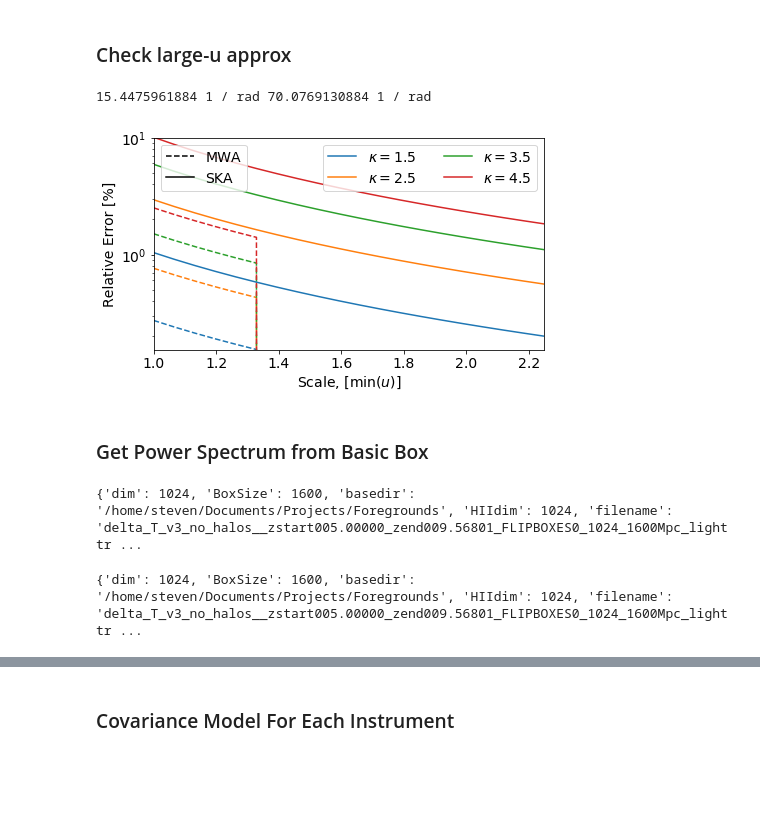
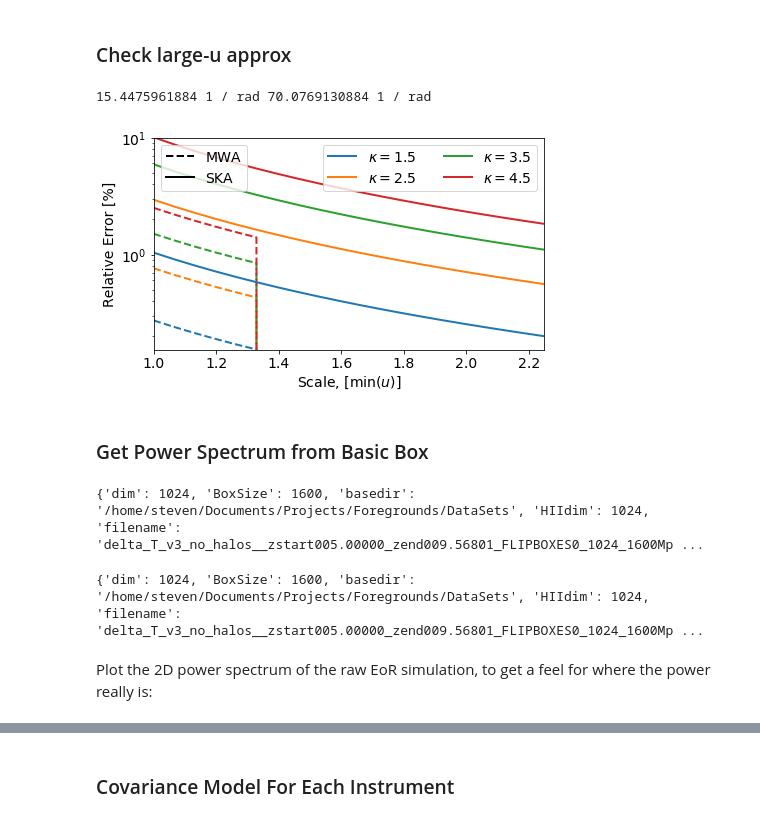
Before and after one commit to steven-murray/spore, a Jupyter notebook: devel/paper_plots.ipynb, the cells around one changed output, grey strips where cells are left out. Cells and saved outputs as stored; diff of their text form; code cells hidden in the pictures; blank space fills up the shorter version.

```diff
--- a/devel/paper_plots.ipynb
+++ b/devel/paper_plots.ipynb
@@ -39,11 +55,14 @@ mpl.rcParams['lines.linewidth'] = 2
 mpl.rcParams['font.size'] = 13
 mpl.rcParams['xtick.labelsize'] = 13
 mpl.rcParams['ytick.labelsize'] = 13
+# %%
+# Folder in which to save images (for paper)
+figdir = ""
 # %% [markdown]
 ## Source Count Model
 # %%
 plt.figure(figsize=(5.5,2.8))
-sc = MultiPowerLawSourceCounts(Smax0=1.,Smin0=1e-8,alpha=4100,beta=[1.5,2.,2.5],Sbreak=[1e-3,1e-6])
+sc = spore.model.source_counts.MultiPowerLawSourceCounts(Smax0=1.,Smin0=1e-8,alpha=4100,beta=[1.5,2.,2.5],Sbreak=[1e-3,1e-6])
 s = np.logspace(-8,0,1000)[:-1]
 dn = sc.dnds(s)
 dn *= np.exp(-(1e-8/s)**4)
@@ -53,8 +72,7 @@ dn *= s**2.5
 plt.plot(s, dn)
 plt.xscale('log')
 plt.yscale('log')
-# plt.gca().axes.get_xaxis().set_ticks([])
-# plt.gca().axes.get_yaxis().set_ticks([])
+
 plt.tick_params(axis='both', left='off', top='off', right='off', bottom='off',labelleft='off', labeltop='off', labelright='off', labelbottom='off')
 
 plt.vlines([1e-6,1e-3],[0,0],[sc.dnds(1e-6)*1e-15,sc.dnds(1e-3)*10**-7.5])
@@ -75,7 +93,8 @@ plt.ylabel("$S^{2.5} dN/dS$")
 
 plt.xlim(0.8e-8,1)
 
-plt.savefig("/home/steven/Documents/Projects/Foregrounds/clustering_counts_paper/figures/source_count_schematic.pdf")
+if figdir:
+    plt.savefig(join(figdir,"source_count_schematic.pdf"))
 # %% [output]
 [figure]
 # %% [markdown]
@@ -328,7 +351,7 @@ Comparison of model covariance to simulations with varying magnitudes of bin-to-
 ## Comparison of Source Count Parameters
 # %%
 def mu1_over_mu2(Smin,Smax,beta):
-    sc = MultiPowerLawSourceCounts(Smax0=Smax,Smin0=Smin,alpha=6998,Sbreak=[0.006],beta=beta)
+    sc = source_counts.MultiPowerLawSourceCounts(Smax0=Smax,Smin0=Smin,alpha=6998,Sbreak=[0.006],beta=beta)
     return (sc.total_flux_density**2/sc.total_squared_flux_density).flatten()
 
 fig,ax = plt.subplots(1,2,figsize=(10,4),sharey=True,subplot_kw={"xscale":'log','yscale':'log'}, gridspec_kw={"hspace":0,'wspace':0})
@@ -352,21 +375,16 @@ for j,b in enumerate(beta):
     ax[1].plot(1e3 *fac*SMAX,res,color="C%s"%j,lw=2)
 
 leg1 = ax[0].legend(ncol=2,title=r"$\beta_1$",fontsize=12)
-# ax = plt.gca().add_artist(leg1)
 plt.setp(leg1.get_title(), fontsize=13)
-
-# line1, = plt.plot([0],[0],color='k',ls='--',label=r"$S_{\rm min}$")
-# line2, = plt.plot([0],[0],color='k',ls='-',label=r"$S_{\rm max}$")
-# plt.legend(handles=[line1,line2],loc="upper center",fontsize=15)
-
-#plt.xlim(1e-2,1e1)
 plt.ylim(7e4,2e7)
 
 ax[0].set_xlabel(r"$S_{\rm min}$ [mJy]",fontsize=14)
 ax[1].set_xlabel(r"$S_{\rm max}$ [mJy]",fontsize=14)
 
 ax[0].set_ylabel(r"$\mu_1^2/\mu_2$",fontsize=14)
-plt.savefig("/home/steven/Documents/Projects/Foregrounds/clustering_counts_paper/figures/source_count_comparison.pdf")
+
+if figdir:
+    plt.savefig(join(figdir,"source_count_comparison.pdf"))
 # %% [output]
 [figure]
 # %%
@@ -697,8 +565,8 @@ ska_min = np.sqrt(baselines_ska[:,0]**2 + baselines_ska[:,1]**2).min() * 2. / un
 
 print mwa_min, ska_min
 
-mwa_beam = CircularGaussian(nu=1,nu0=150., D=4.)
-ska_beam = CircularGaussian(nu=1,nu0=150., D=35.)
+mwa_beam = beam.CircularGaussian(f0=1,nu0=150., D=4.)
+ska_beam = beam.CircularGaussian(f0=1,nu0=150., D=35.)
 
 plt.figure(figsize=(7,3.9))
 lines = [0]*4
@@ -710,48 +578,51 @@ for i,(mn,s) in enumerate(zip([mwa_min,ska_min],[mwa_beam.sigma[0],ska_beam.sigm
 
         a = 2*np.pi*y
         b = alph
         c = 1
         d = np.pi*y*q
         x = (np.linspace(1,2.25,20)*mn)**2
 
         d = d.value
         x = x.value
         a = a.value
 
         wrong_by = gamma(b)*np.exp(-a*x)*hyp1f1(b, c, d*x)/( np.exp(d*x - a*x)*(d*x) ** (b - c))-1
         lines[j], = plt.plot(np.linspace(1,2.25,20),100*wrong_by,label="$\kappa=%s$"%kp if i else None,ls='--' if not i else '-',color="C%s"%j)
 
 mwa_line, = plt.plot([0],[0],label="MWA",ls='--',color='k')
 ska_line, = plt.plot([0],[0],label="SKA",ls='-',color='k')
 
 leg1 = plt.legend(handles=lines,ncol=2)
 ax = plt.gca().add_artist(leg1)
 
 plt.legend(handles=[mwa_line,ska_line],loc='upper left')
 
 plt.yscale('log')
 plt.xlabel("Scale, [min($u$)]")
 plt.ylabel("Relative Error [%]")
 plt.ylim(0,10.)
 plt.xlim(1,2.25)
 
-plt.savefig("/home/steven/Documents/Projects/Foregrounds/clustering_counts_paper/figures/approximation_error.pdf")
+if figdir:
+    plt.savefig(join(figdir,"approximation_error.pdf"))
 # %% [output]
 15.4475961884 1 / rad 70.0769130884 1 / rad
-[figure, old version]
+[figure, new version]
 # %% [markdown]
 ### Get Power Spectrum from Basic Box
 # %%
-pk_2d, kperp, kpar, simdat = pssim.get_power_lightcone("/home/steven/Documents/Projects/Foregrounds/delta_T_v3_no_halos__zstart005.00000_zend009.56801_FLIPBOXES0_1024_1600Mpc_lighttravel",
+pk_2d, kperp, kpar, simdat = pssim.get_power_lightcone("/home/steven/Documents/Projects/Foregrounds/DataSets/delta_T_v3_no_halos__zstart005.00000_zend009.56801_FLIPBOXES0_1024_1600Mpc_lighttravel",
                                                get_delta=False, res_ndim=2, taper=blackmanharris)
 
-pk_1d, kav_1d = pssim.get_power_lightcone("/home/steven/Documents/Projects/Foregrounds/delta_T_v3_no_halos__zstart005.00000_zend009.56801_FLIPBOXES0_1024_1600Mpc_lighttravel", taper=blackmanharris)
+pk_1d, kav_1d = pssim.get_power_lightcone("/home/steven/Documents/Projects/Foregrounds/DataSets/delta_T_v3_no_halos__zstart005.00000_zend009.56801_FLIPBOXES0_1024_1600Mpc_lighttravel", taper=blackmanharris)
 
-thisnu = np.linspace(1,simdat['nu'].max()/simdat['nu'].min(),len(simdat['nu']))
-thisu = Planck15.h*Planck15.comoving_distance(simdat['z'].min()) * kperp/(2*np.pi)
+simf0 = np.linspace(1,simdat['nu'].max()/simdat['nu'].min(),len(simdat['nu']))
+sim_u = Planck15.h*Planck15.comoving_distance(simdat['z'].min()) * kperp/(2*np.pi)
 # %% [output]
-{'dim': 1024, 'BoxSize': 1600, 'basedir': '/home/steven/Documents/Projects/Foregrounds', 'HIIdim': 1024, 'filename': 'delta_T_v3_no_halos__zstart005.00000_zend009.56801_FLIPBOXES0_1024_1600Mpc_lighttr ...
+{'dim': 1024, 'BoxSize': 1600, 'basedir': '/home/steven/Documents/Projects/Foregrounds/DataSets', 'HIIdim': 1024, 'filename': 'delta_T_v3_no_halos__zstart005.00000_zend009.56801_FLIPBOXES0_1024_1600Mp ...
-{'dim': 1024, 'BoxSize': 1600, 'basedir': '/home/steven/Documents/Projects/Foregrounds', 'HIIdim': 1024, 'filename': 'delta_T_v3_no_halos__zstart005.00000_zend009.56801_FLIPBOXES0_1024_1600Mpc_lighttr ...
+{'dim': 1024, 'BoxSize': 1600, 'basedir': '/home/steven/Documents/Projects/Foregrounds/DataSets', 'HIIdim': 1024, 'filename': 'delta_T_v3_no_halos__zstart005.00000_zend009.56801_FLIPBOXES0_1024_1600Mp ...
+# %% [markdown]
+Plot the 2D power spectrum of the raw EoR simulation, to get a feel for where the power really is:
 # %%
 plot_2D_PS(pk_2d.T,kperp,kpar)
 # %% [output]
```
Also changed, not shown: parts of 50 cells of this notebook, 10 other files.
